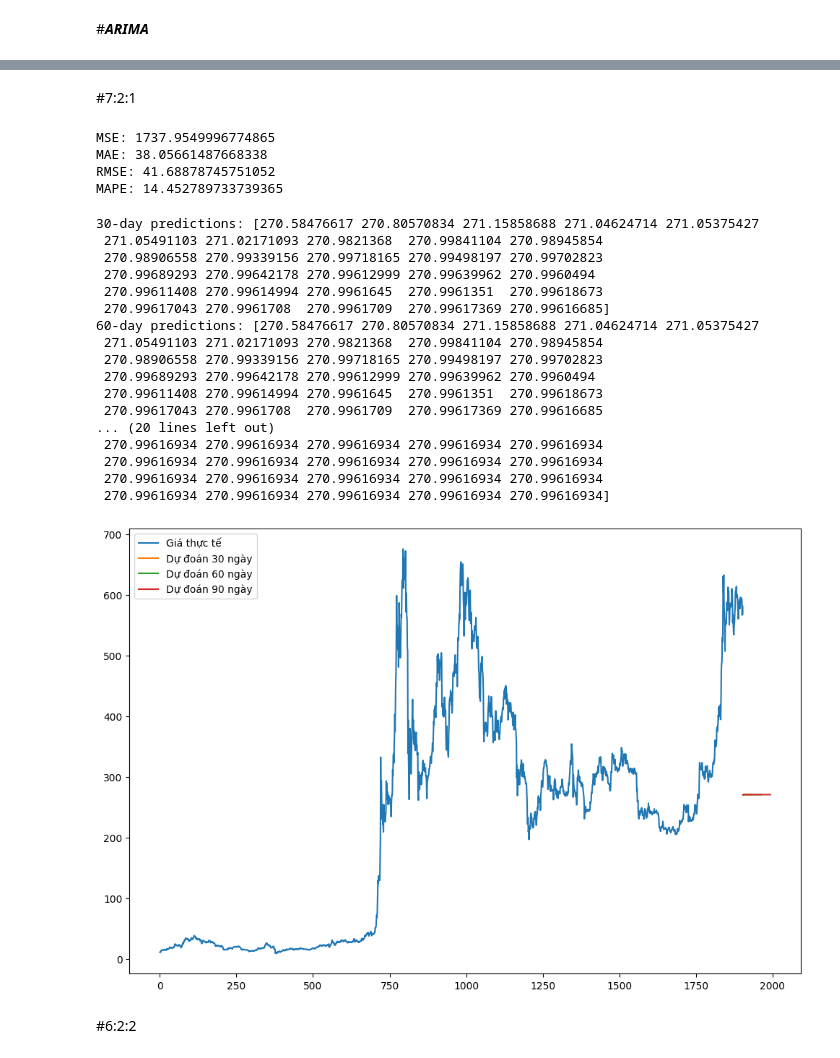
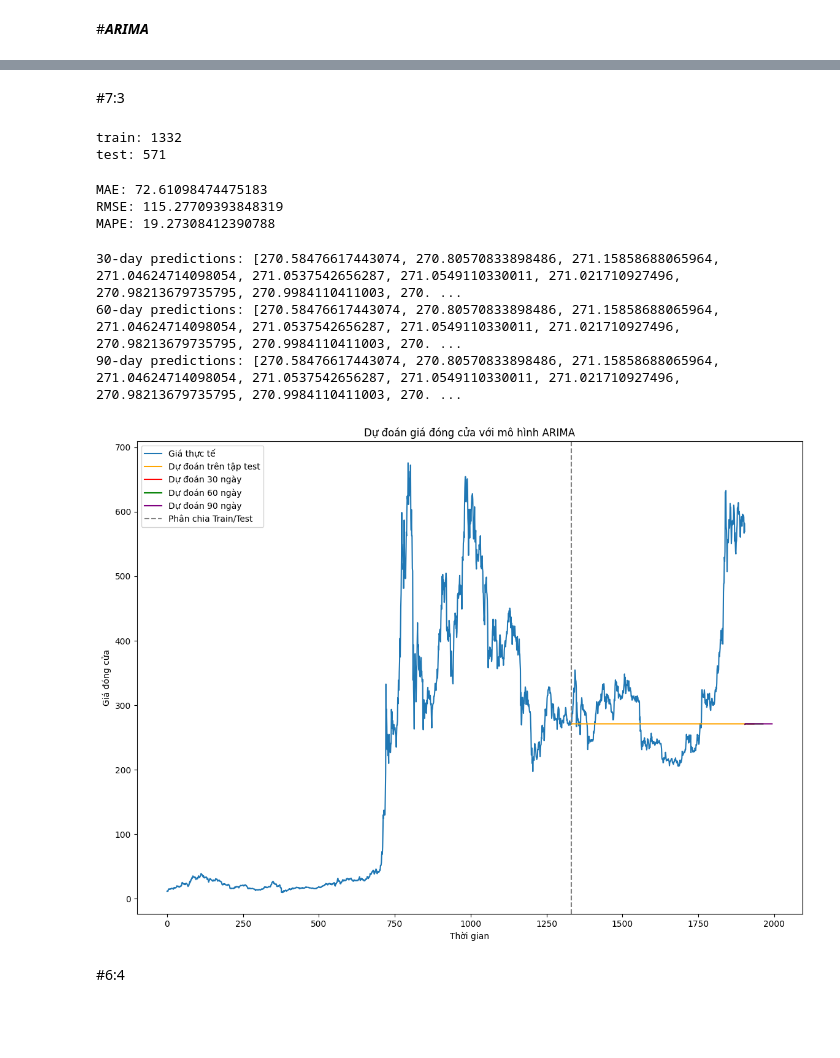
Before and after one commit to DuongTrucUyen/IS403.O21.HTCL_Nhom11, a Jupyter notebook: 3.2.ARIMA/ARIMA_BNB.ipynb, the cells around one changed output, grey strips where cells are left out. Cells and saved outputs as stored; diff of their text form; code cells hidden in the pictures; blank space fills up the shorter version.

```diff
--- a/3.2.ARIMA/ARIMA_BNB.ipynb
+++ b/3.2.ARIMA/ARIMA_BNB.ipynb
@@ -15,12 +15,14 @@ data = pd.read_csv('/content/BNB.csv')
 # Chỉ lấy cột giá đóng cửa
 prices = data['Close'].values
 
-# Phân chia dữ liệu theo tỉ lệ 8:1:1
+# Phân chia dữ liệu theo tỉ lệ 8:2
 train_size = int(len(prices) * 0.8)
-test_size = int(len(prices) * 0.1)
-val_size = len(prices) - train_size - test_size
+test_size = int(len(prices) * 0.2)
 
-train, test, val = prices[:train_size], prices[train_size:train_size+test_size], prices[train_size+test_size:]
+train, test = prices[:train_size], prices[train_size:train_size+test_size]
+
+print(f'train: {train_size}')
+print(f'test: {test_size}')
 
 # Xây dựng và huấn luyện mô hình ARIMA
 model = ARIMA(train, order=(5, 1, 0))  # Cấu hình order có thể được điều chỉnh dựa trên dữ liệu
@@ -90,15 +85,17 @@ plt.show()
 # %% [markdown]
-#7:2:1
+#7:3
 # %%
 # Chỉ lấy cột giá đóng cửa
 prices = data['Close'].values
 
-# Phân chia dữ liệu theo tỉ lệ 7:2:1
+# Phân chia dữ liệu theo tỉ lệ 7:3
 train_size = int(len(prices) * 0.7)
-test_size = int(len(prices) * 0.2)
-val_size = len(prices) - train_size - test_size
+test_size = int(len(prices) * 0.3)
 
-train, test, val = prices[:train_size], prices[train_size:train_size+test_size], prices[train_size+test_size:]
+train, test = prices[:train_size], prices[train_size:train_size+test_size]
+
+print(f'train: {train_size}')
+print(f'test: {test_size}')
 
 # Xây dựng và huấn luyện mô hình ARIMA
 model = ARIMA(train, order=(5, 1, 0))  # Cấu hình order có thể được điều chỉnh dựa trên dữ liệu
@@ -106,6 +103,9 @@ model_fit = model.fit()
 
 # Dự đoán trên tập test
 test_predict = model_fit.forecast(steps=len(test))
+# %% [output]
+train: 1332
+test: 571
 # %%
 # Đánh giá mô hình
 mse = mean_squared_error(test, test_predict)
@@ -113,60 +113,50 @@ mae = mean_absolute_error(test, test_predict)
 rmse = np.sqrt(mse)
 mape = np.mean(np.abs((test - test_predict) / test)) * 100
 
-print(f'MSE: {mse}')
 print(f'MAE: {mae}')
 print(f'RMSE: {rmse}')
 print(f'MAPE: {mape}')
 # %% [output]
-MSE: 1737.9549996774865
-MAE: 38.05661487668338
-RMSE: 41.68878745751052
-MAPE: 14.452789733739365
+MAE: 72.61098474475183
+RMSE: 115.27709393848319
+MAPE: 19.27308412390788
 # %%
 # Dự đoán tương lai
 def predict_future_arima(model_fit, steps):
     future_predict = model_fit.get_forecast(steps=steps)
     future_pred_mean = future_predict.predicted_mean
     return future_pred_mean
 
 # Dự đoán 30, 60, và 90 ngày
 pred_30 = predict_future_arima(model_fit, 30)
 pred_60 = predict_future_arima(model_fit, 60)
 pred_90 = predict_future_arima(model_fit, 90)
 
-print("30-day predictions:", pred_30)
-print("60-day predictions:", pred_60)
-print("90-day predictions:", pred_90)
+# In ra kết quả dự đoán từng ngày cho 30, 60, và 90 ngày
+print("30-day predictions:", pred_30.tolist())
+print("60-day predictions:", pred_60.tolist())
+print("90-day predictions:", pred_90.tolist())
 
 # Vẽ biểu đồ kết quả
-plt.figure(figsize=(12, 8))
+plt.figure(figsize=(14, 10))
 plt.plot(prices, label='Giá thực tế')
-plt.plot(np.arange(len(prices), len(prices) + 30), pred_30, label='Dự đoán 30 ngày')
-plt.plot(np.arange(len(prices), len(prices) + 60), pred_60, label='Dự đoán 60 ngày')
-plt.plot(np.arange(len(prices), len(prices) + 90), pred_90, label='Dự đoán 90 ngày')
+plt.plot(np.arange(len(train), len(train) + len(test)), test_predict, label='Dự đoán trên tập test', color='orange')
+plt.plot(np.arange(len(prices), len(prices) + 30), pred_30, label='Dự đoán 30 ngày', color='red')
+plt.plot(np.arange(len(prices), len(prices) + 60), pred_60, label='Dự đoán 60 ngày', color='green')
+plt.plot(np.arange(len(prices), len(prices) + 90), pred_90, label='Dự đoán 90 ngày', color='purple')
+plt.axvline(x=len(train), color='gray', linestyle='--', label='Phân chia Train/Test')
 plt.legend()
+plt.xlabel('Thời gian')
+plt.ylabel('Giá đóng cửa')
+plt.title('Dự đoán giá đóng cửa với mô hình ARIMA')
 plt.show()
 # %% [output]
-30-day predictions: [270.58476617 270.80570834 271.15858688 271.04624714 271.05375427
- 271.05491103 271.02171093 270.9821368  270.99841104 270.98945854
- 270.98906558 270.99339156 270.99718165 270.99498197 270.99702823
- 270.99689293 270.99642178 270.99612999 270.99639962 270.9960494
- 270.99611408 270.99614994 270.9961645  270.9961351  270.99618673
- 270.99617043 270.9961708  270.9961709  270.99617369 270.99616685]
-60-day predictions: [270.58476617 270.80570834 271.15858688 271.04624714 271.05375427
- 271.05491103 271.02171093 270.9821368  270.99841104 270.98945854
- 270.98906558 270.99339156 270.99718165 270.99498197 270.99702823
- 270.99689293 270.99642178 270.99612999 270.99639962 270.9960494
- 270.99611408 270.99614994 270.9961645  270.9961351  270.99618673
- 270.99617043 270.9961708  270.9961709  270.99617369 270.99616685
-... (20 lines left out)
- 270.99616934 270.99616934 270.99616934 270.99616934 270.99616934
- 270.99616934 270.99616934 270.99616934 270.99616934 270.99616934
- 270.99616934 270.99616934 270.99616934 270.99616934 270.99616934
- 270.99616934 270.99616934 270.99616934 270.99616934 270.99616934]
+30-day predictions: [270.58476617443074, 270.80570833898486, 271.15858688065964, 271.04624714098054, 271.0537542656287, 271.0549110330011, 271.021710927496, 270.98213679735795, 270.9984110411003, 270. ...
+60-day predictions: [270.58476617443074, 270.80570833898486, 271.15858688065964, 271.04624714098054, 271.0537542656287, 271.0549110330011, 271.021710927496, 270.98213679735795, 270.9984110411003, 270. ...
+90-day predictions: [270.58476617443074, 270.80570833898486, 271.15858688065964, 271.04624714098054, 271.0537542656287, 271.0549110330011, 271.021710927496, 270.98213679735795, 270.9984110411003, 270. ...
-[figure, old version]
+[figure, new version]
 # %% [markdown]
-#6:2:2
+#6:4
 # %%
 # Chỉ lấy cột giá đóng cửa
 prices = data['Close'].values
```
Also changed, not shown: parts of 7 cells of this notebook.
